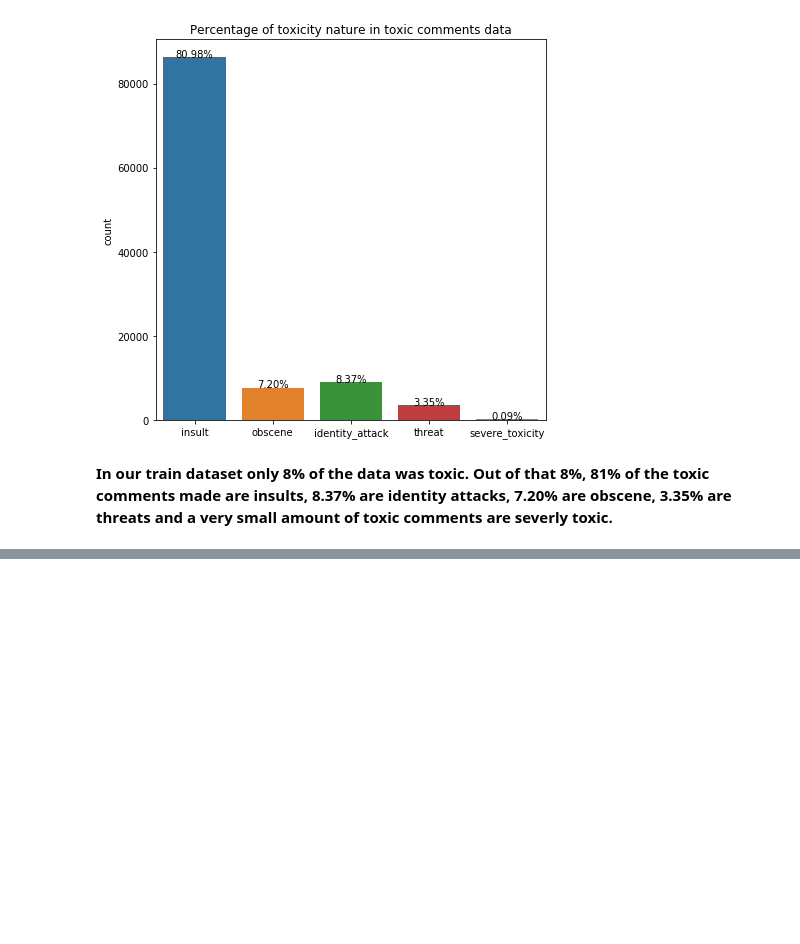
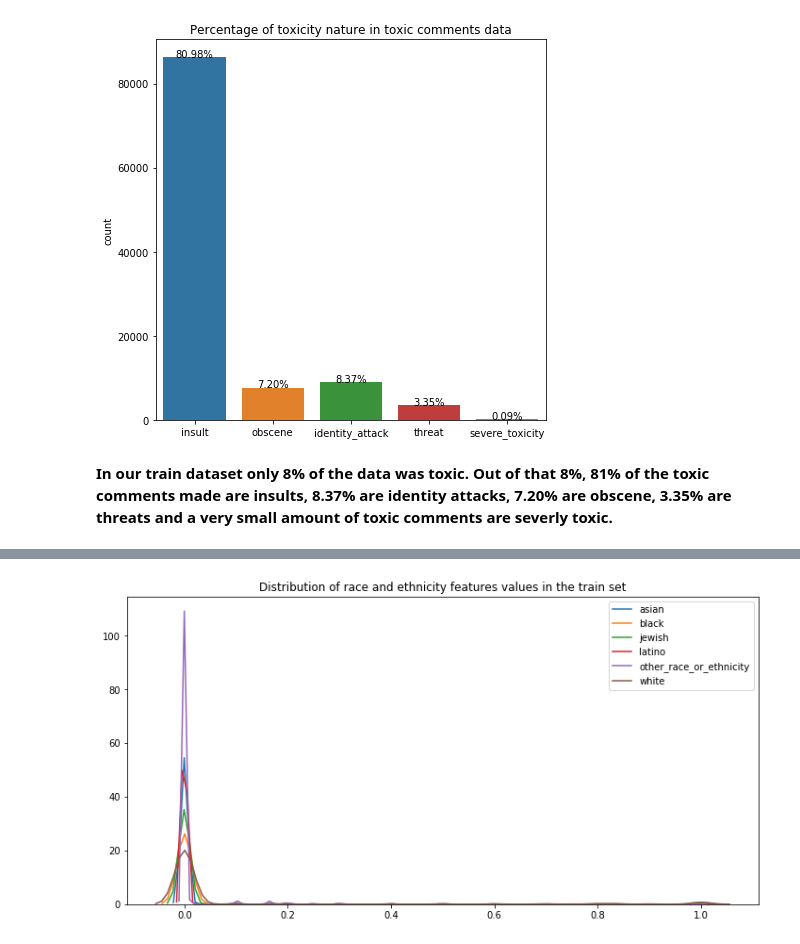
Before and after one commit to kkulkarnee/Text-classification, a Jupyter notebook: Toxicity_Classification.ipynb, the cells around one changed output, grey strips where cells are left out. Saved outputs shown, nothing was run; the diff lists cells and outputs as text; code cells hidden in the pictures; blank space fills up the shorter version.

```diff
--- a/Toxicity_Classification.ipynb
+++ b/Toxicity_Classification.ipynb
@@ -321,0 +351,5 @@ plt.show()
+# %%
+features = ['asian', 'black', 'jewish', 'latino', 'other_race_or_ethnicity', 'white']
+plot_features_distribution(features, "Distribution of race and ethnicity features values in the train set", temp)
+# %% [output]
+[figure, added]
```
Also changed, not shown: parts of 38 cells of this notebook.
